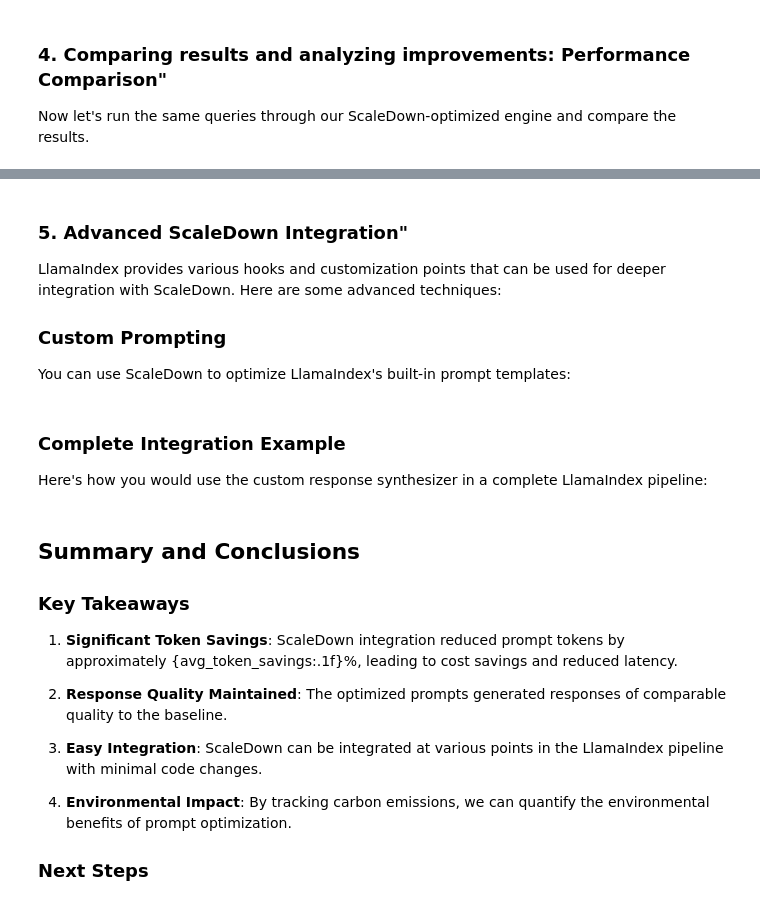
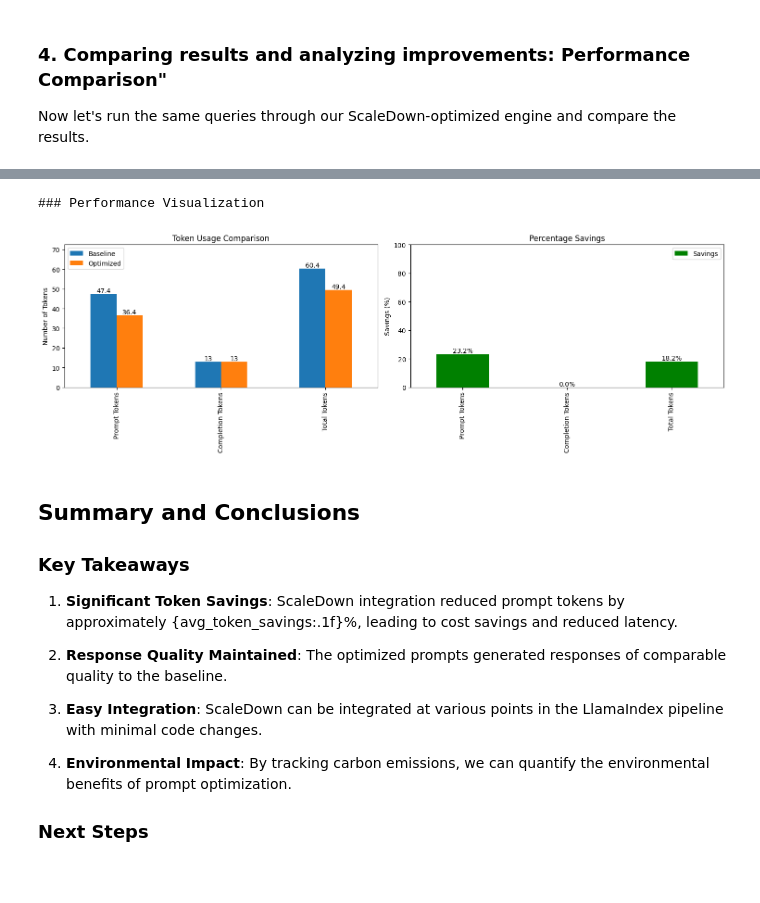
Before and after one commit to scaledown-team/scaledown-package, a Jupyter notebook: examples/example_llamaindex_RAG.ipynb, the cells around one changed output, grey strips where cells are left out. Cells and saved outputs as stored; diff of their text form; code cells hidden in the pictures; blank space fills up the shorter version.

```diff
--- a/examples/example_llamaindex_RAG.ipynb
+++ b/examples/example_llamaindex_RAG.ipynb
@@ -52,6 +101,6 @@ if not os.path.exists("data/company_docs"):
         with open(f"data/company_docs/doc_{i}.txt", "w") as f:
             f.write(doc)
 
-    md("✅ Created sample company documentation for testing")
+    print("✅ Created sample company documentation for testing")
 else:
-    md("✅ Using existing company documentation")
+    print("✅ Using existing company documentation")
@@ -58,11 +109,11 @@ else:
 # %%
 # Load documents
-md("### Loading documents")
+print("### Loading documents")
 documents = SimpleDirectoryReader("data/company_docs").load_data()
-md(f"📚 Loaded {len(documents)} documents")
+print(f"📚 Loaded {len(documents)} documents")
 
 # Set up LlamaIndex components
-md("### Configuring LlamaIndex")
+print("### Configuring LlamaIndex")
 
 # Define our LLM
 llm = OpenAI(model="gpt-3.5-turbo", temperature=0.1)
@@ -70,15 +121,14 @@ llm = OpenAI(model="gpt-3.5-turbo", temperature=0.1)
 # Set up embedding model
 embed_model = OpenAIEmbedding()
 
-# Create service context
-service_context = ServiceContext.from_defaults(
-    llm=llm,
-    embed_model=embed_model
-)
 
 # Parse text into nodes and create index
 node_parser = SimpleNodeParser.from_defaults()
 nodes = node_parser.get_nodes_from_documents(documents)
-index = VectorStoreIndex(nodes, service_context=service_context)
+index = VectorStoreIndex(nodes)
 
-md("✅ LlamaIndex pipeline configured successfully")
+Settings.llm = llm
+Settings.embed_model = embed_model
+Settings.node_parser = node_parser
+
+print("✅ LlamaIndex pipeline configured successfully")
@@ -269,6 +354,6 @@ md(f"""
 # %%
 # Visualize the comparison
-md("### Performance Visualization")
+print("### Performance Visualization")
 
 fig, ax = plt.subplots(1, 2, figsize=(15, 5))
 
@@ -278,37 +363,33 @@ token_comparison = pd.DataFrame({
     'Optimized': [avg_prompt_tokens_opt, avg_completion_tokens_opt, avg_prompt_tokens_opt + avg_completion_tokens_opt]
 }, index=['Prompt Tokens', 'Completion Tokens', 'Total Tokens'])
 
 token_comparison.plot(kind='bar', ax=ax[0])
 ax[0].set_title('Token Usage Comparison')
 ax[0].set_ylabel('Number of Tokens')
 ax[0].set_ylim(0, max(token_comparison.values.max() * 1.2, 1))
 
 for container in ax[0].containers:
     ax[0].bar_label(container)
 
 # Savings
 savings = pd.DataFrame({
     'Savings': [
         (avg_prompt_tokens - avg_prompt_tokens_opt) / avg_prompt_tokens * 100,
         (avg_completion_tokens - avg_completion_tokens_opt) / avg_completion_tokens * 100 if avg_completion_tokens > 0 else 0,
         ((avg_prompt_tokens + avg_completion_tokens) - (avg_prompt_tokens_opt + avg_completion_tokens_opt)) / (avg_prompt_tokens + avg_completion_tokens) * 100
     ]
 }, index=['Prompt Tokens', 'Completion Tokens', 'Total Tokens'])
 
 savings.plot(kind='bar', ax=ax[1], color='green')
 ax[1].set_title('Percentage Savings')
 ax[1].set_ylabel('Savings (%)')
 ax[1].set_ylim(0, 100)
 
 for container in ax[1].containers:
     ax[1].bar_label(container, fmt='%.1f%%')
 
 plt.tight_layout()
 plt.show()
+# %% [output]
+### Performance Visualization
+[figure, added]
-# %% [markdown]
-### 5. Advanced ScaleDown Integration"
-LlamaIndex provides various hooks and customization points that can be used for deeper integration with ScaleDown. Here are some advanced techniques:
-
-### Custom Prompting
-
-You can use ScaleDown to optimize LlamaIndex's built-in prompt templates:
@@ -407,4 +395,0 @@
-# %% [markdown]
-### Complete Integration Example
-
-Here's how you would use the custom response synthesizer in a complete LlamaIndex pipeline:
```
Also changed, not shown: parts of 12 cells of this notebook.
